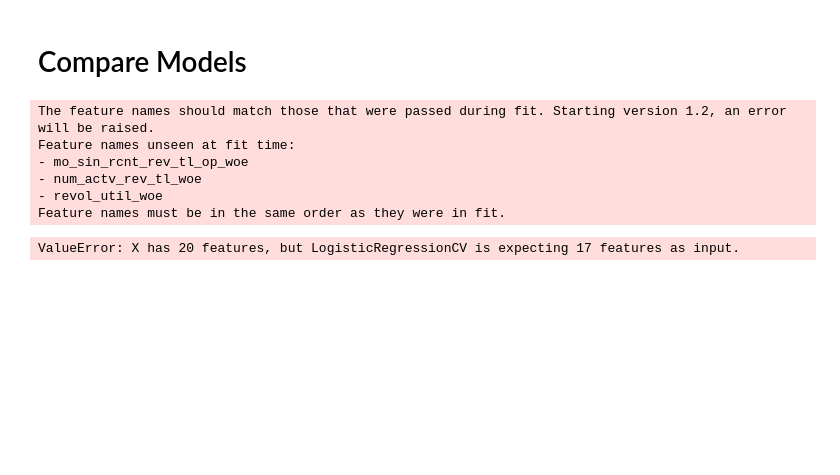
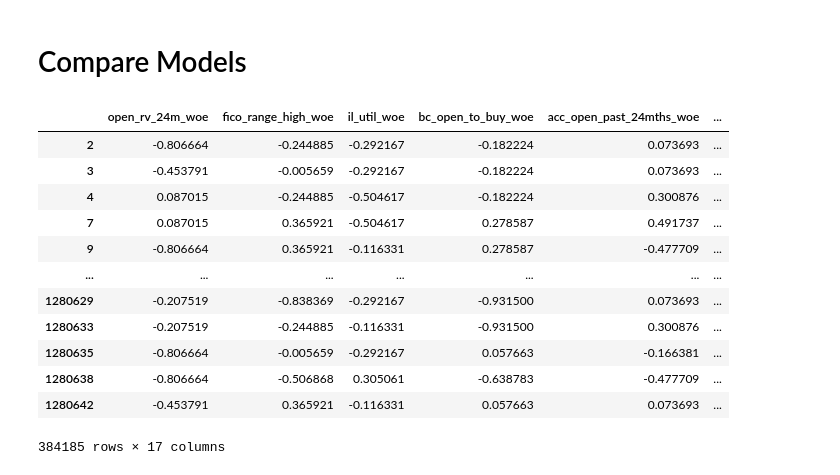
Before and after one commit to preetmodi/Credit-Risk-Analytics, a Jupyter notebook: XGB.ipynb, the cells around one changed output. Cells and saved outputs as stored; diff of their text form; code cells hidden in the pictures; blank space fills up the shorter version.

```diff
--- a/XGB.ipynb
+++ b/XGB.ipynb
@@ -73,8 +73,8 @@ from xgboost import XGBClassifier
 seed = 251256517
 # %%
 # Import the files as Pandas datasets
-# train_WoE = pd.read_pickle('train_woe_corr.pkl')
-test_WoE = pd.read_pickle('model/data/test_woe.pkl')
+train_WoE = pd.read_pickle('model/data/train_woe_corr.pkl')
+test_WoE = pd.read_pickle('model/data/test_woe_corr.pkl')
 
 train_noWoE = pd.read_pickle('model/data/train_no_woe.pkl')
 test_noWoE = pd.read_pickle('model/data/test_no_woe.pkl')
@@ -439,17 +501,26 @@ ValueError: Could not find feature named: remainder__Employ
 # %%
 with open('model/logistic_regression.pkl', 'rb') as fp:
     logreg = pickle.load(fp)
+# %%
+drop_columns = ['mo_sin_rcnt_rev_tl_op_woe', 'revol_util_woe', 'num_actv_rev_tl_woe']
+test_WoE.drop(drop_columns, axis = 1).iloc[:, :-2]
+# %% [output]
+|  | open_rv_24m_woe | fico_range_high_woe | il_util_woe | bc_open_to_buy_woe | acc_open_past_24mths_woe | ... |
+| 2 | -0.806664 | -0.244885 | -0.292167 | -0.182224 | 0.073693 | ... |
+| 3 | -0.453791 | -0.005659 | -0.292167 | -0.182224 | 0.073693 | ... |
+| 4 | 0.087015 | -0.244885 | -0.504617 | -0.182224 | 0.300876 | ... |
+| 7 | 0.087015 | 0.365921 | -0.504617 | 0.278587 | 0.491737 | ... |
+| 9 | -0.806664 | 0.365921 | -0.116331 | 0.278587 | -0.477709 | ... |
+| ... | ... | ... | ... | ... | ... | ... |
+| 1280629 | -0.207519 | -0.838369 | -0.292167 | -0.931500 | 0.073693 | ... |
+| 1280633 | -0.207519 | -0.244885 | -0.116331 | -0.931500 | 0.300876 | ... |
+| 1280635 | -0.806664 | -0.005659 | -0.292167 | 0.057663 | -0.166381 | ... |
+| 1280638 | -0.806664 | -0.506868 | 0.305061 | -0.638783 | -0.477709 | ... |
+| 1280642 | -0.453791 | 0.365921 | -0.116331 | 0.057663 | 0.073693 | ... |
+384185 rows × 17 columns
 # %%
 # Predict probabilities of scorecard.
-logreg_probs_test = logreg.predict_proba(test_WoE.iloc[:, 1:])
+logreg_probs_test = logreg.predict_proba(test_WoE.drop(drop_columns, axis = 1).iloc[:, :-2])
-# %% [output]
-The feature names should match those that were passed during fit. Starting version 1.2, an error will be raised.
-Feature names unseen at fit time:
-- mo_sin_rcnt_rev_tl_op_woe
-- num_actv_rev_tl_woe
-- revol_util_woe
-Feature names must be in the same order as they were in fit.
-ValueError: X has 20 features, but LogisticRegressionCV is expecting 17 features as input.
 # %%
 # Set models and probabilities. This structure is called a dictionary.
 models = [
```
Also changed, not shown: parts of 17 cells of this notebook, 5 other files.
